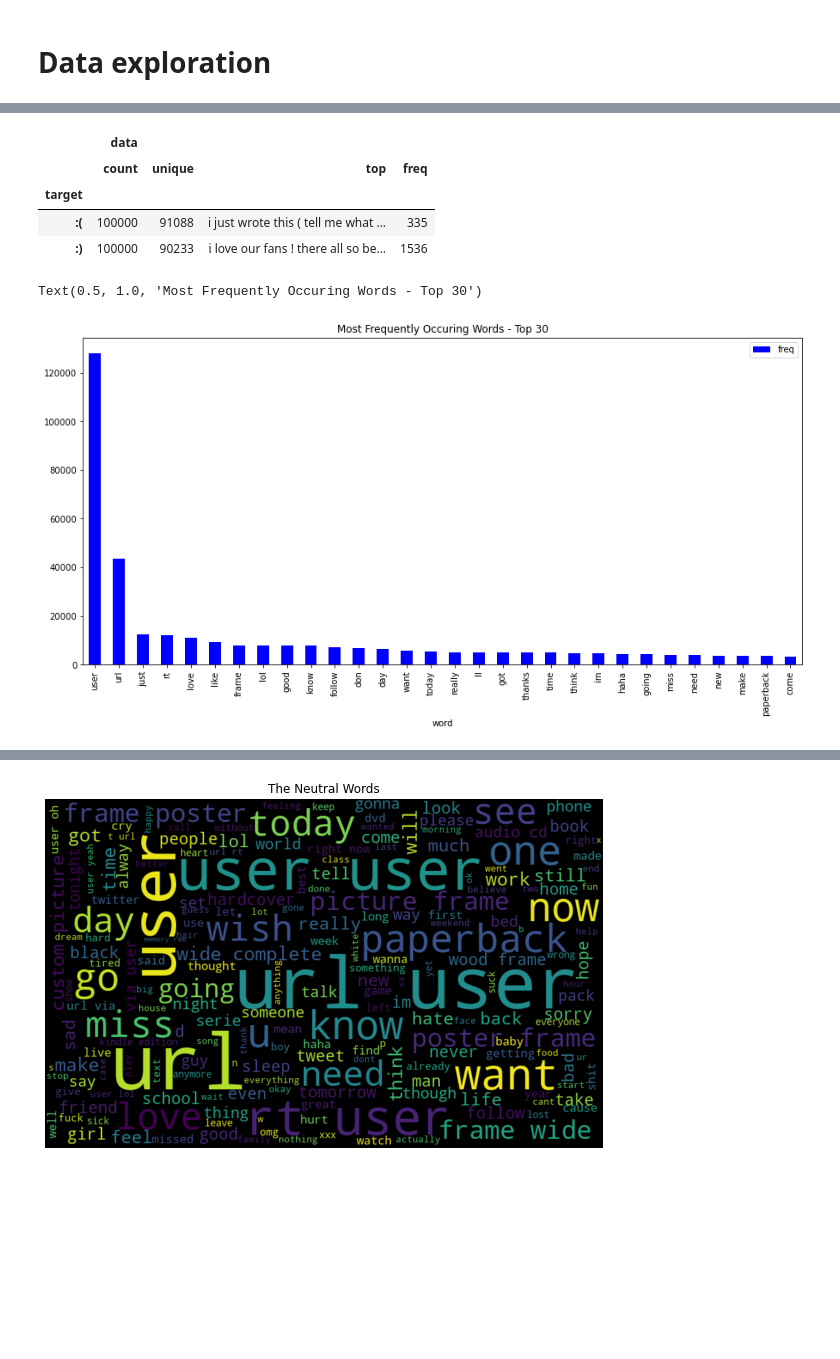
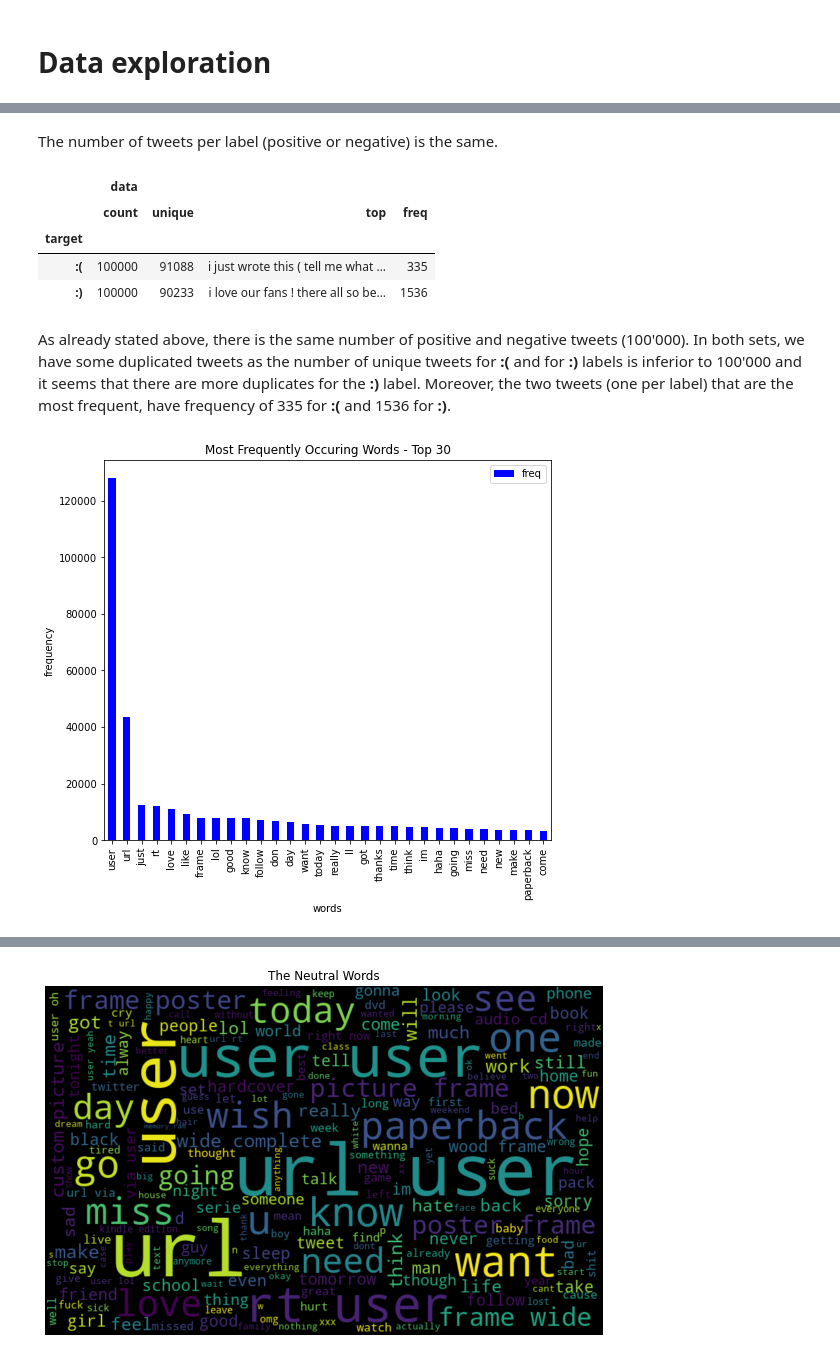
Before and after one commit to npont/ML_Sentiment_Analysis, a Jupyter notebook: run_file.ipynb, the cells around one changed output, grey strips where cells are left out. Saved outputs shown, nothing was run; the diff lists cells and outputs as text; code cells hidden in the pictures; blank space fills up the shorter version.

```diff
--- a/run_file.ipynb
+++ b/run_file.ipynb
@@ -15,10 +15,10 @@ from cooc import *
 #rom glove_template import *
 from pickle_vocab import *
 # %%
-with open('data_/train_pos.txt') as f:
+with open('twitter-datasets/train_pos.txt') as f:
     pos = f.readlines()
 # %%
-with open('data_/train_neg.txt') as f:
+with open('twitter-datasets/train_neg.txt') as f:
     neg = f.readlines()
 # %%
 train=pos+neg
@@ -38,3 +49,5 @@ full_train['target'].value_counts().plot.bar(color = 'pink', figsize = (6, 4))
+# %% [markdown]
+The number of tweets per label (positive or negative) is the same.
 # %%
 full_train.groupby('target').describe()
 # %% [output]
@@ -43,25 +56,29 @@ full_train.groupby('target').describe()
 | target |  |  |  |  |
 | :( | 100000 | 91088 | i just wrote this ( tell me what ... | 335 |
 | :) | 100000 | 90233 | i love our fans ! there all so be... | 1536 |
+# %% [markdown]
+As already stated above, there is the same number of positive and negative tweets (100'000). In both sets, we have some duplicated tweets as the number of unique tweets for **:(** and for **:)** labels is inferior to 100'000 and it seems that there are more duplicates for the **:)** label. Moreover, the two tweets (one per label) that are the most frequent, have frequency of 335 for **:(** and 1536 for **:)**.
 # %%
 from sklearn.feature_extraction.text import CountVectorizer
 
-
+##Let's have a look at the words
 cv = CountVectorizer(stop_words = 'english')
 words = cv.fit_transform(full_train.data)
 
 sum_words = words.sum(axis=0)
 
 words_freq = [(word, sum_words[0, i]) for word, i in cv.vocabulary_.items()]
 words_freq = sorted(words_freq, key = lambda x: x[1], reverse = True)
 
 frequency = pd.DataFrame(words_freq, columns=['word', 'freq'])
 
-frequency.head(30).plot(x='word', y='freq', kind='bar', figsize=(15, 7), color = 'blue')
+frequency.head(30).plot(x='word', y='freq', kind='bar', figsize=(8, 7), color = 'blue')
 plt.title("Most Frequently Occuring Words - Top 30")
+plt.xlabel('words')
+plt.ylabel('frequency')
+plt.show()
 # %% [output]
-Text(0.5, 1.0, 'Most Frequently Occuring Words - Top 30')
-[figure, old version]
+[figure, new version]
 # %%
 from wordcloud import WordCloud
 
```
Also changed, not shown: parts of 12 cells of this notebook.
